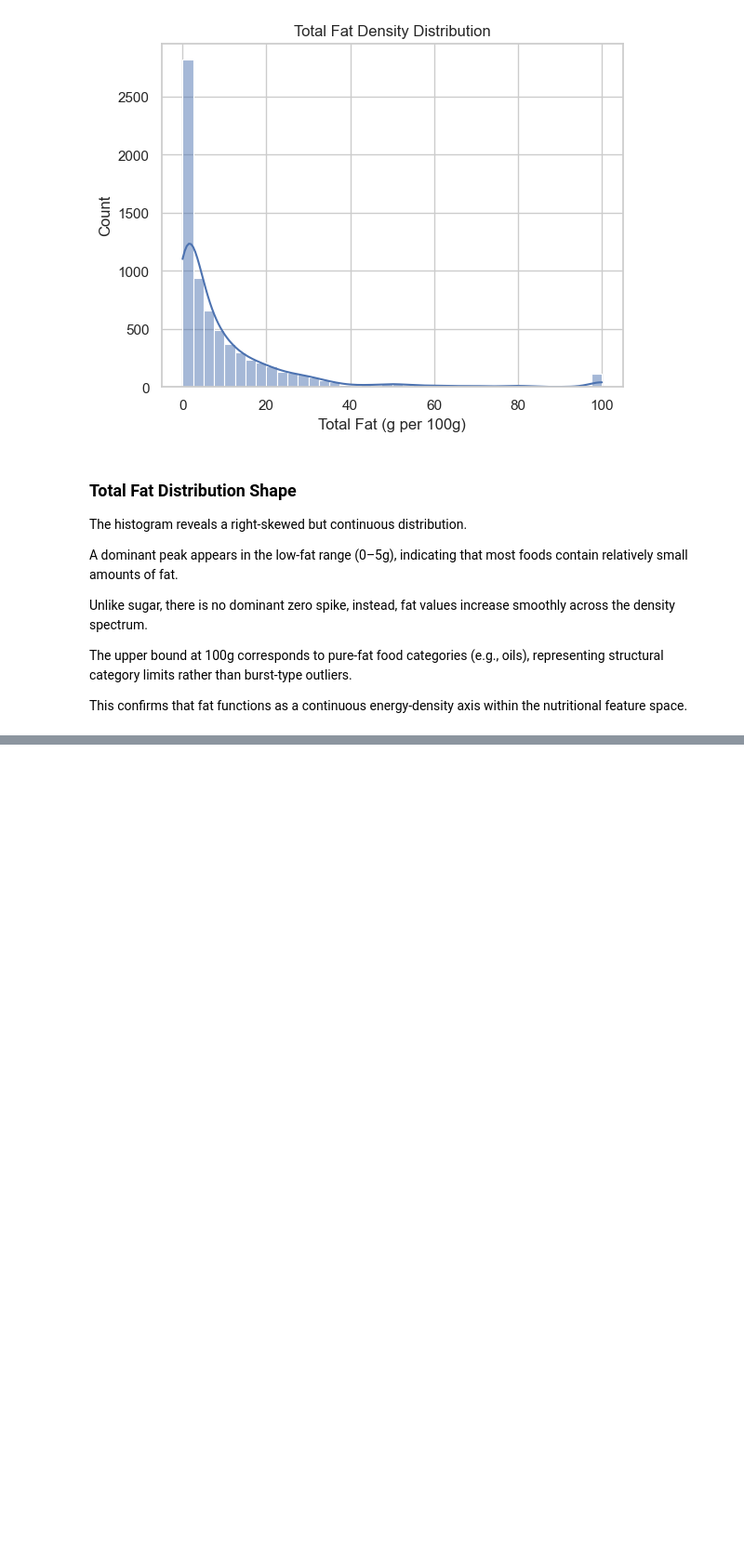
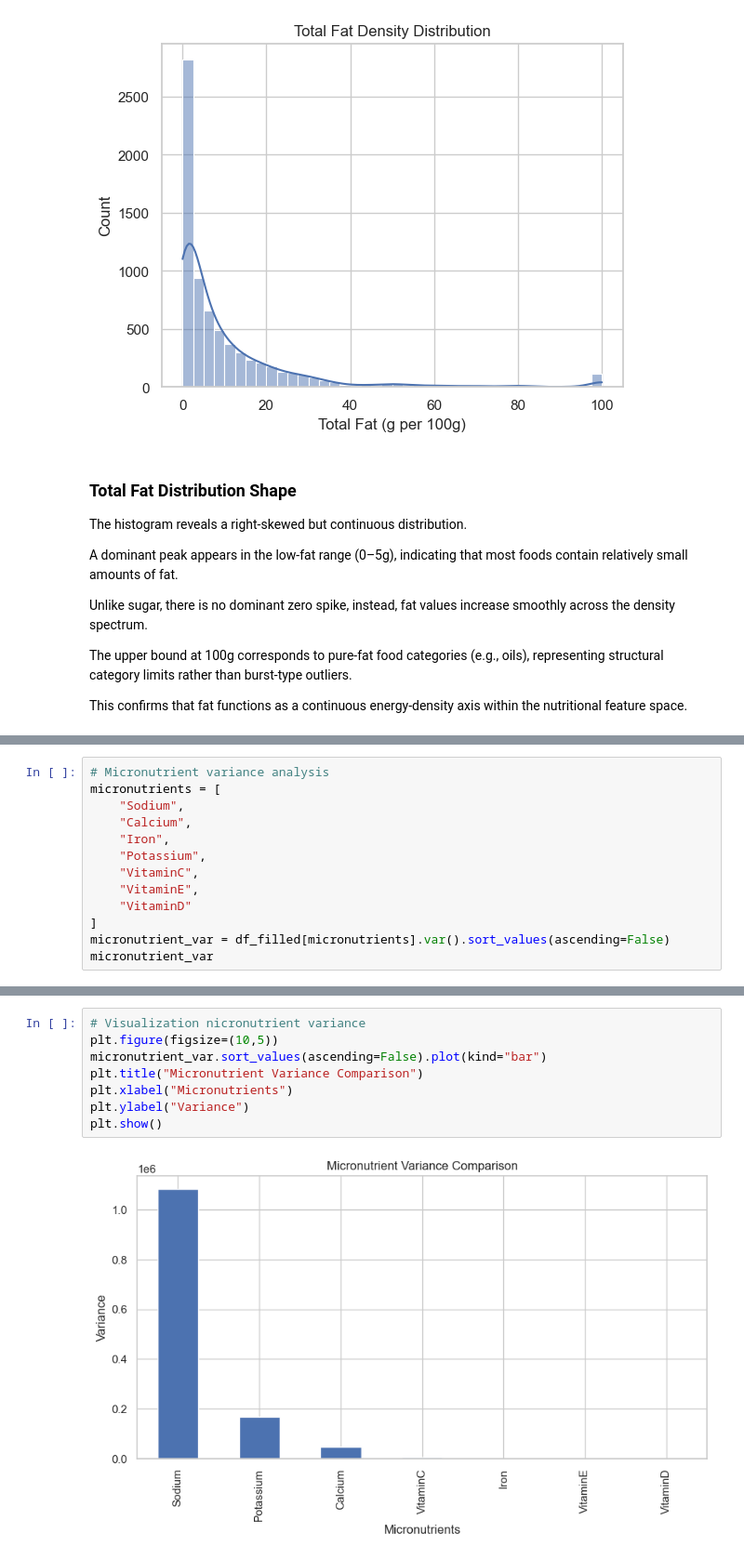
Before and after one commit to lasombra7/macro-density-analysis, a Jupyter notebook: notebooks/macro-density-analysis.ipynb, the cells around one changed output, grey strips where cells are left out. Shown at 93% size. Cells and saved outputs as stored; diff of their text form; blank space fills up the shorter version.

```diff
--- a/notebooks/macro-density-analysis.ipynb
+++ b/notebooks/macro-density-analysis.ipynb
@@ -455,0 +460,13 @@ This distinction highlights that not all macronutrients form equivalent axes in
+# %%
+# Micronutrient variance analysis
+micronutrients = [
+    "Sodium",
+    "Calcium",
+    "Iron",
+    "Potassium",
+    "VitaminC",
+    "VitaminE",
+    "VitaminD"
+]
+micronutrient_var = df_filled[micronutrients].var().sort_values(ascending=False)
+micronutrient_var
@@ -455,0 +482,10 @@ This distinction highlights that not all macronutrients form equivalent axes in
+# %%
+# Visualization nicronutrient variance
+plt.figure(figsize=(10,5))
+micronutrient_var.sort_values(ascending=False).plot(kind="bar")
+plt.title("Micronutrient Variance Comparison")
+plt.xlabel("Micronutrients")
+plt.ylabel("Variance")
+plt.show()
+# %% [output]
+[figure, added]
```
Also changed, not shown: parts of 6 cells of this notebook.
